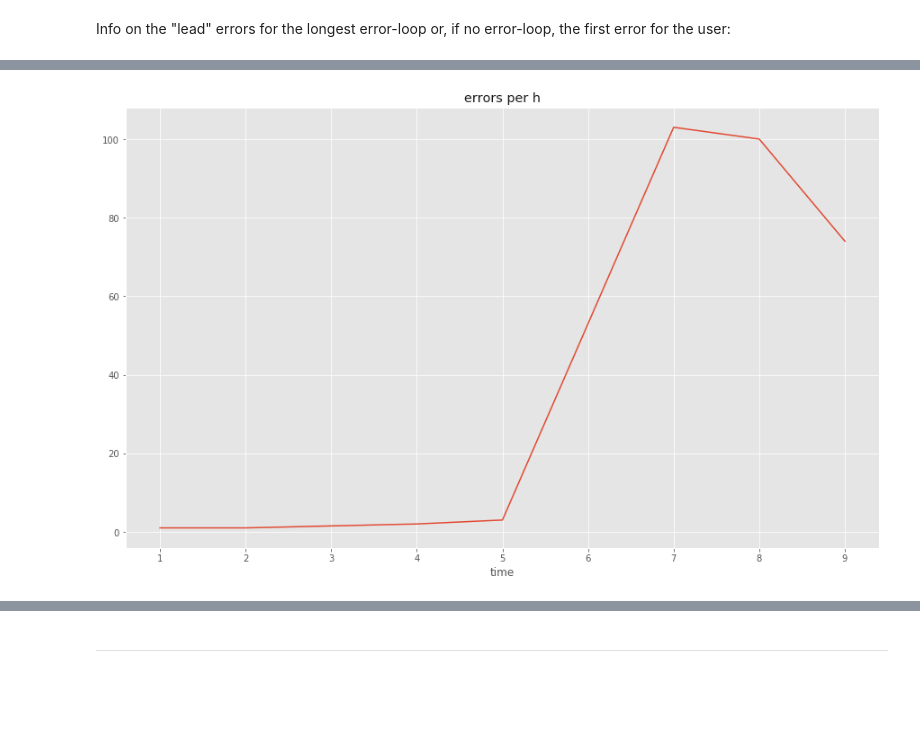
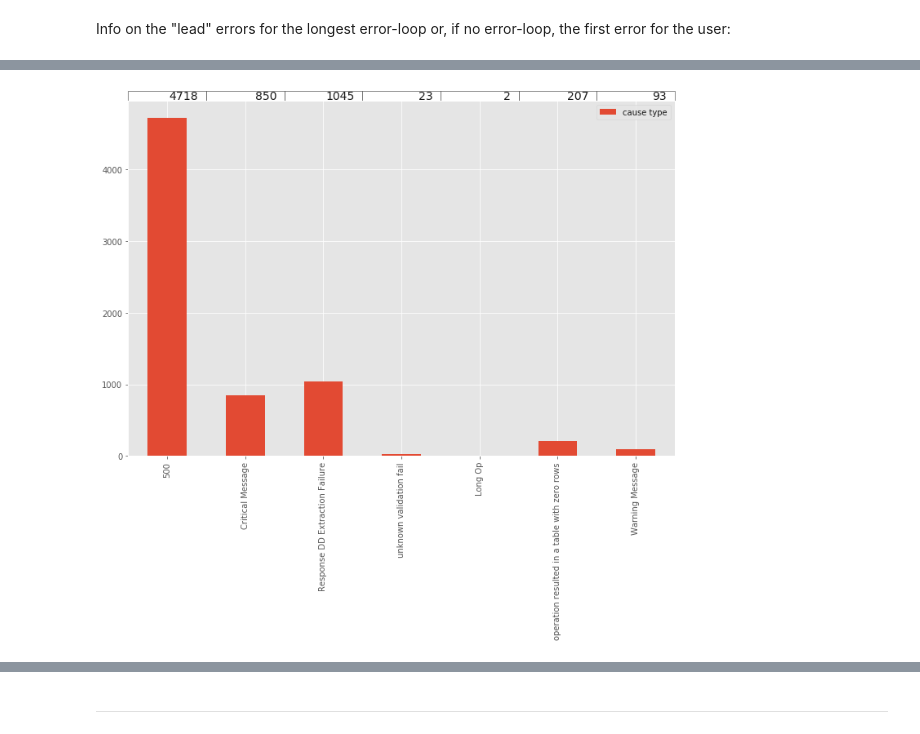
Before and after one commit to bobev18/errlogana, a Jupyter notebook: Log Error Analysis.ipynb, the cells around one changed output, grey strips where cells are left out. Drawn from its saved outputs; the diff is of its cells as text; code cells hidden in the pictures; blank space fills up the shorter version.

Commit message:
refactoring graphs

```diff
--- a/Log Error Analysis.ipynb
+++ b/Log Error Analysis.ipynb
@@ -523,4 +499,10 @@ vusers['0009'].show_errors()
-# %%
-vusers['0009'].plot_user_errors('h') #, plot_params={'kind': 'line', 'figsize': (15, 9)})
-# %% [output]
-[figure, removed]
+# %%
+cat = list(causes.items())
+stats = [ z[1] for z in cat ]
+types = [ z[0] for z in cat ]
+cdf = pd.DataFrame(stats, index=types, columns=['cause type'])
+cdf.plot.bar(figsize=(12,8));
+the_table = plt.table(cellText=[stats], loc='top') #rowLabels= ['cause type'],
+the_table.set_fontsize(14)
+# %% [output]
+[figure, added]
```
Also changed, not shown: parts of 50 cells of this notebook.
